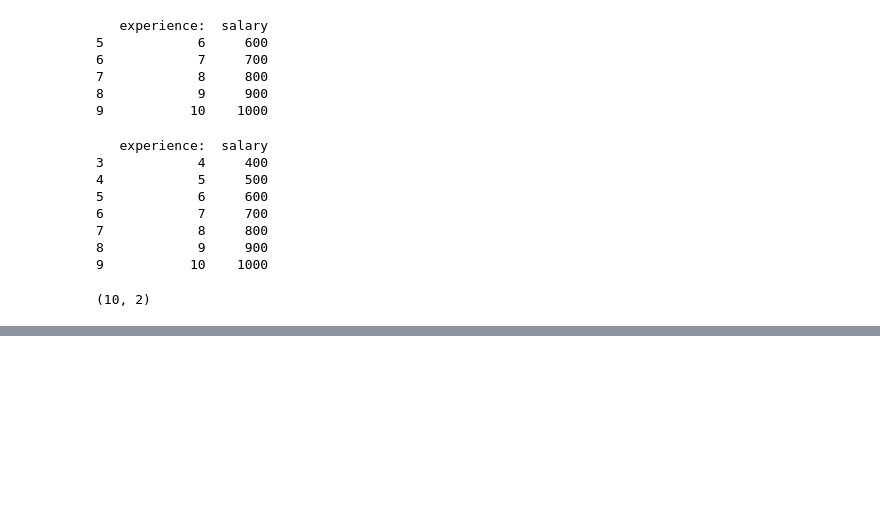
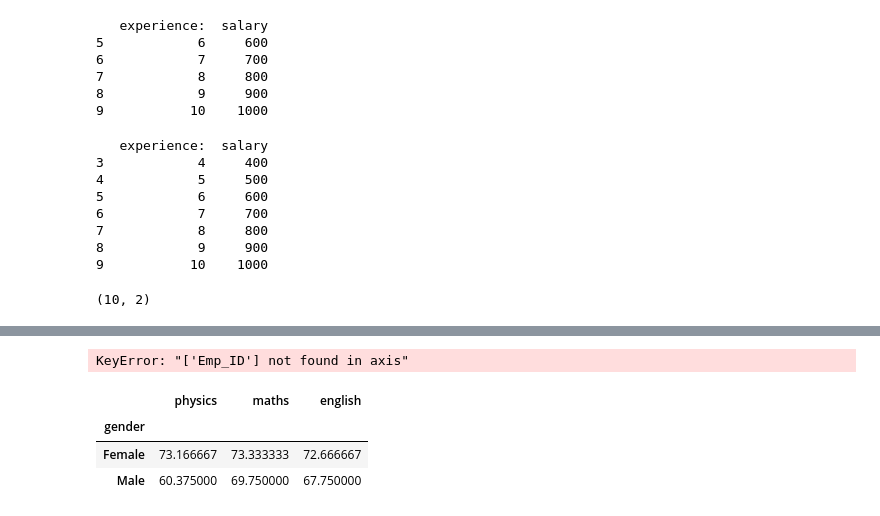
Before and after one commit to rajmayukh78/aws-ml-engineeering-task, a Jupyter notebook: day9(pandas).ipynb, the cells around one changed output, grey strips where cells are left out. Cells and saved outputs as stored; diff of their text form; code cells hidden in the pictures; blank space fills up the shorter version.

```diff
--- a/day9(pandas).ipynb
+++ b/day9(pandas).ipynb
@@ -67,0 +376,5 @@ print(df.shape)
+# %%
+import pandas as pd
+url = "https://raw.githubusercontent.com/rajendra0968jangid/Ds-Arya/main/student-data.json"
+df = pd.read_json(url)
+print(df)
@@ -67,0 +433,13 @@ print(df.shape)
+# %%
+df.drop("Emp_ID",axis=1,inplace=True)
+print(df)
+# %% [output]
+KeyError: "['Emp_ID'] not found in axis"
+# %%
+average_scores_by_gender = df.groupby('gender')[['physics', 'maths', 'english']].mean()
+display(average_scores_by_gender)
+# %% [output]
+|  | physics | maths | english |
+| gender |  |  |  |
+| Female | 73.166667 | 73.333333 | 72.666667 |
+| Male | 60.375000 | 69.750000 | 67.750000 |
```
Also changed, not shown: parts of 22 cells of this notebook.
